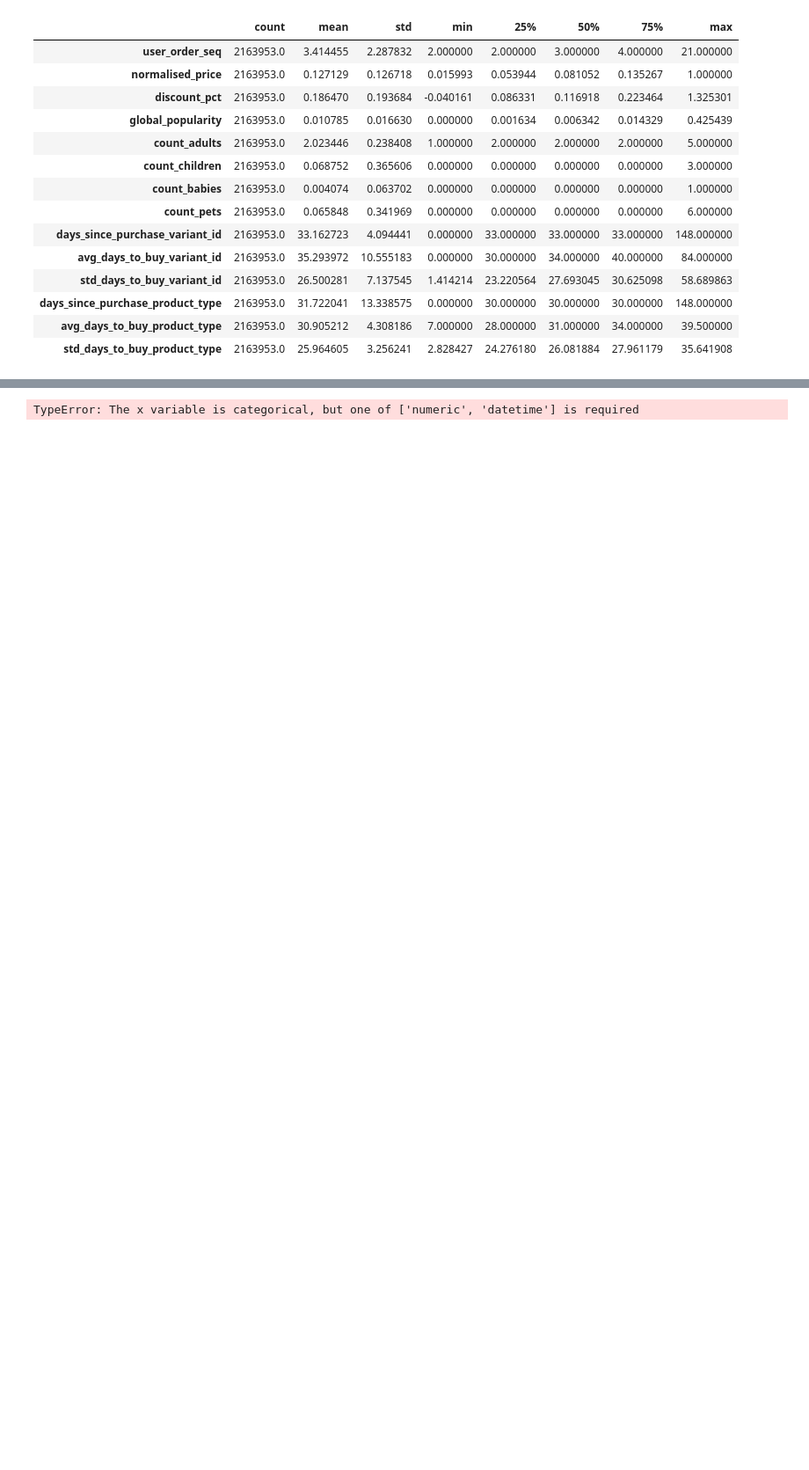
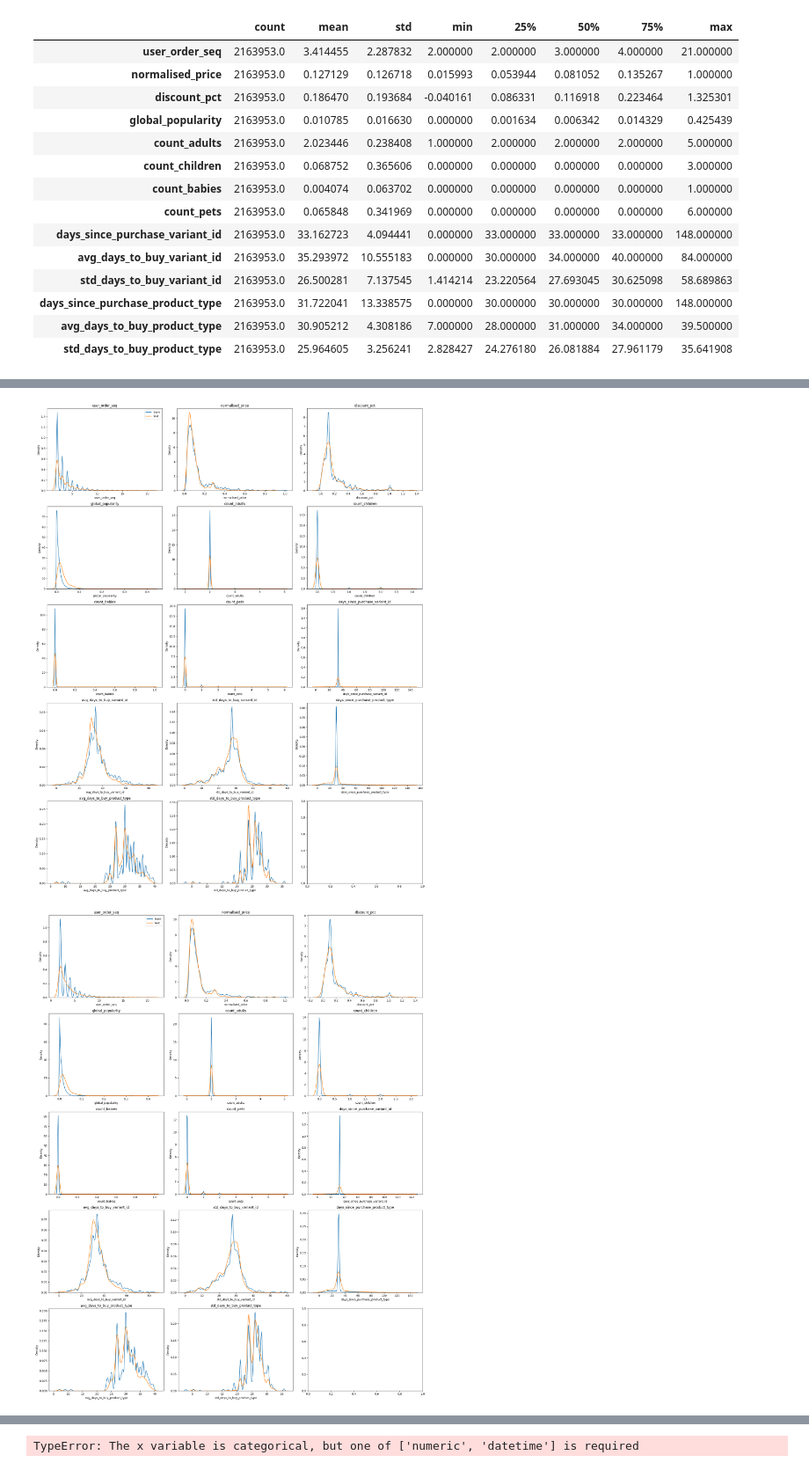
Before and after one commit to carlossantamarizq/zrive-ds, a Jupyter notebook: src/module_3/exploring.ipynb, the cells around one changed output, grey strips where cells are left out. Shown at 88% size. Saved outputs shown, nothing was run; the diff lists cells and outputs as text; code cells hidden in the pictures; blank space fills up the shorter version.

Commit message:
Dataset split. Ready for training

```diff
--- a/src/module_3/exploring.ipynb
+++ b/src/module_3/exploring.ipynb
@@ -103,4 +148,6 @@ a = df_work[df_work["outcome"]==1].groupby(["order_id", "user_id"]).count().sort
 # %%
 from sklearn.model_selection import train_test_split
 
-df_train, test = train_test_split(df_work, test_size=0.2, stratify=df_work.order_id)
+df_train, df_test = train_test_split(df_work, test_size=0.2, random_state=99, stratify=df_work.order_id)
+
+df_test, df_validation = train_test_split(df_test, test_size=0.5, random_state=99, stratify=df_test.order_id)
@@ -119,0 +186,21 @@ Index(['variant_id', 'product_type', 'order_id', 'user_id', 'created_at',
+# %%
+
+dfs = [df_train, df_test]
+
+for df in dfs:
+    cols = 3
+    rows = int(np.ceil(len(numerical_cols) / cols))
+    fig, ax = plt.subplots(rows, cols, figsize=(20, 5*rows))
+    ax = ax.flatten()
+
+    for i, col in enumerate(numerical_cols):
+        sns.kdeplot(df.loc[lambda x: x.outcome == 0, col], label='train', ax=ax[i])
+        sns.kdeplot(df.loc[lambda x: x.outcome == 1, col], label='test', ax=ax[i])
+        ax[i].set_title(col)
+
+    ax[0].legend()
+
+    plt.tight_layout()
+# %% [output]
+[figure, added]
+[figure, added]
```
Also changed, not shown: parts of 12 cells of this notebook, 1 other file.
